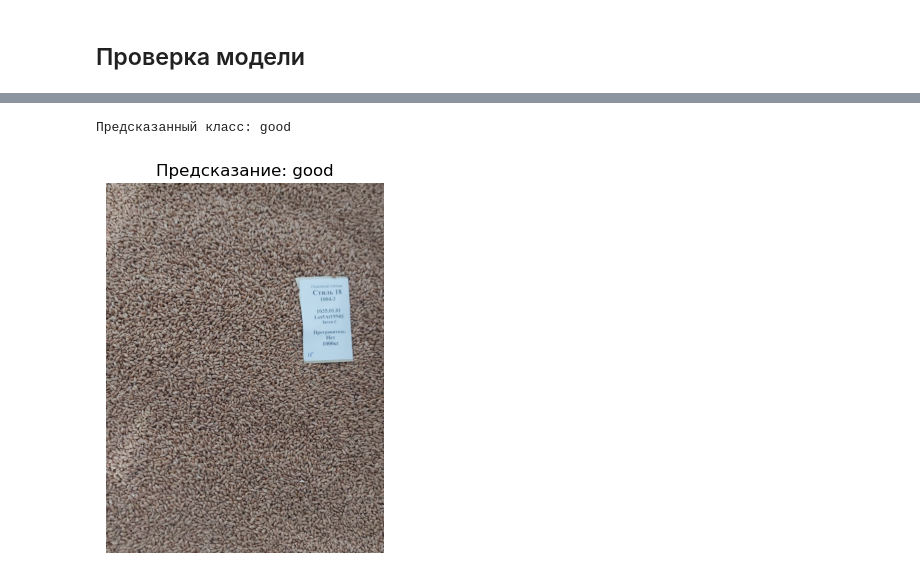
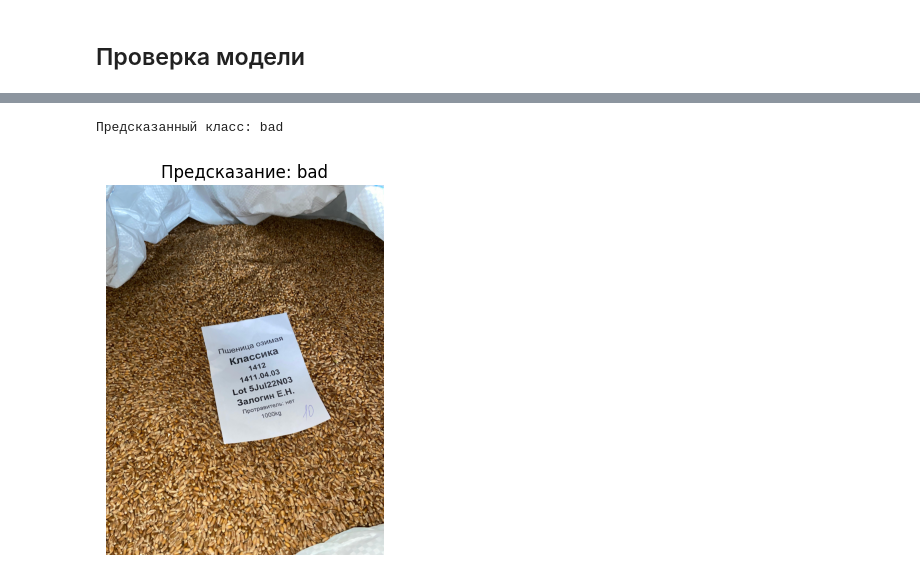
Before and after one commit to hdl0909/classification-of-seeds-by-quality, a Jupyter notebook: model.ipynb, the cells around one changed output, grey strips where cells are left out. Saved outputs shown, nothing was run; the diff lists cells and outputs as text; code cells hidden in the pictures.

```diff
--- a/model.ipynb
+++ b/model.ipynb
@@ -403,7 +400,7 @@ def preprocess_patch_bag(img, target_size=(224,224), max_patches=5):
     return np.array(bag)
 # %%
 # функция, которая создает генератор для модель используя функцию предобработки мешка патчей
-def mil_generator(generator, target_size=(224,224), max_patches=5):
+def mil_generator(generator, target_size=(224,224), max_patches=None):
     while True:
         batch_x, batch_y = next(generator)
         bags = []
@@ -456,7 +453,11 @@ bag_input = keras.Input(shape=(None, 224,224,3))
 
 encoded_patches = keras.layers.TimeDistributed(patch_encoder)(bag_input)
 
-bag_representation = keras.layers.GlobalAveragePooling1D()(encoded_patches)
+att_logits = Dense(1, activation='tanh',
+                   kernel_regularizer=tf.keras.regularizers.l2(1e-4))(encoded_patches)
+att_weights = tf.keras.layers.Softmax(axis=1, name='att_softmax')(att_logits)
+weighted = keras.layers.Multiply()([att_weights, encoded_patches])
+bag_representation = keras.layers.Lambda(lambda z: tf.reduce_sum(z, axis=1), name='att_pool')(weighted)
 
 x = Dense(1024, activation='relu')(bag_representation)
 x = keras.layers.Dropout(0.3)(x)
@@ -592,24 +590,0 @@ def predict_on_patches(model, img, patch_size=(224,224), max_patches=5):
-# %%
-# считаем ошибки
-from sklearn.metrics import confusion_matrix, classification_report
-
-pred_model = keras.models.load_model('best_model.h5', custom_objects={'loss': ordinal_focal_loss()})
-
-all_preds = []
-all_true = []
-
-for i in range(len(val_gen)):
-    batch_x, batch_y = val_gen[i]
-    for j in range(len(batch_x)):
-        img = batch_x[j]
-        label = np.argmax(batch_y[j])
-
-        pred_vector = predict_on_patches(pred_model, img, max_patches=5)
-
-        all_preds.append(np.argmax(pred_vector))
-        all_true.append(label)
-
-# отчёт
-names = list(val_gen.class_indices.keys())
-print(classification_report(all_true, all_preds, target_names=names))
-print(confusion_matrix(all_true, all_preds))
@@ -632,20 +659,16 @@ weighted avg       0.83      0.81      0.80       139
 # %%
-img_path = 'data_split/val/good/photo_105.jpg'
+img_path = 'drive/MyDrive/Colab_Notebooks/data_split/val/good/photo_1.jpg'
 
 img = keras.preprocessing.image.load_img(img_path, target_size=(224, 224))
-img_array = keras.preprocessing.image.img_to_array(img)
-img_array = tf.keras.applications.mobilenet_v3.preprocess_input(img_array)
 
-pred = predict_on_patches(model, img_array, max_patches=5)
+label, probs = predict_single_image_mil(model, img_path, ordered_classes)
 
-class_idx = np.argmax(pred)
-class_name = list(train_gen.class_indices.keys())[class_idx]
+print(f"Предсказанный класс: {label}")
 
-print("Предсказанный класс:", class_name)
 plt.imshow(keras.preprocessing.image.load_img(img_path))
-plt.title(f"Предсказание: {class_name}")
+plt.title(f"Предсказание: {label}")
 plt.axis('off')
 plt.show()
 # %% [output]
-Предсказанный класс: good
+Предсказанный класс: bad
-[figure, old version]
+[figure, new version]
```
Also changed, not shown: parts of 19 cells of this notebook.
